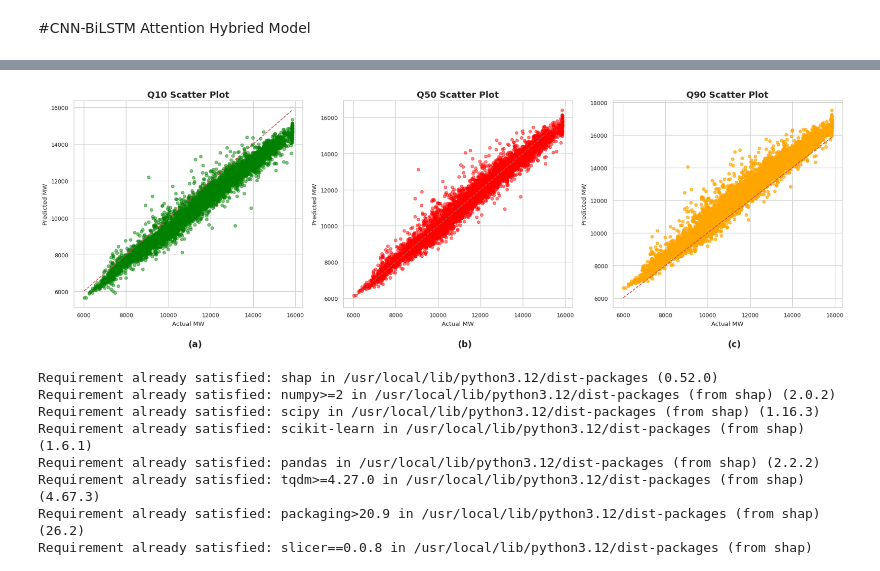
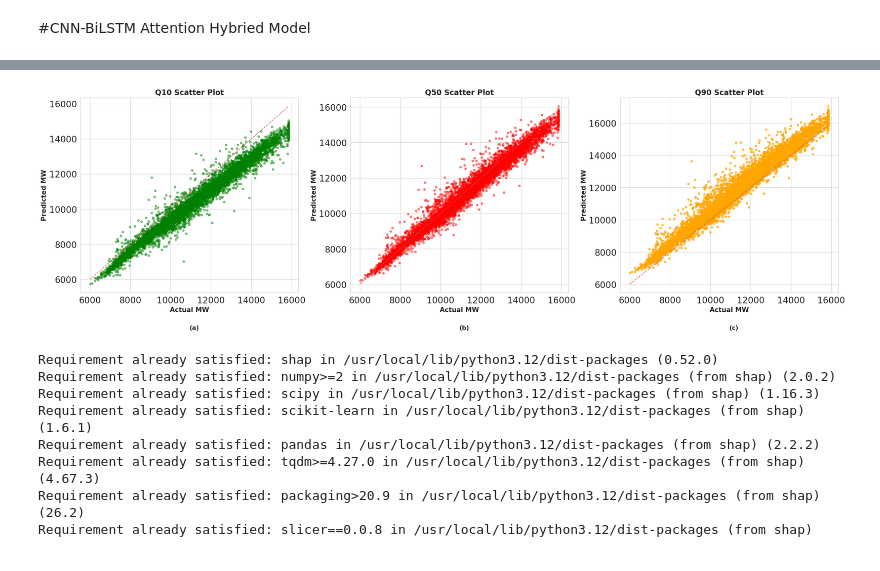
Before and after one commit to Joydas2003/Electrical-Load-Forcasting-Ml, a Jupyter notebook: Machine Learning Based short term Electrical Load Forcasting.ipynb, the cells around one changed output, grey strips where cells are left out. Drawn from its saved outputs; the diff is of its cells as text; code cells hidden in the pictures.

```diff
--- a/Machine Learning Based short term Electrical Load Forcasting.ipynb
+++ b/Machine Learning Based short term Electrical Load Forcasting.ipynb
@@ -1392,10 +1396,6 @@ total_time = time.time() - start_time
 print(f"\nTOTAL TRAINING TIME : {total_time:.2f} sec")
 print(f"TOTAL TRAINING TIME : {total_time/60:.2f} min")
 
-model.load_state_dict(
-    torch.load("best_cnn_gru.pt")
-)
-
 model.to(device)
 model.eval()
 # %% [output]
@@ -1927,8 +1952,14 @@ import matplotlib.dates as mdates
 time_index = y.iloc[train_size + val_size + w:].index
 time_index = pd.to_datetime(time_index)
 
-fig, axes = plt.subplots(1, 3, figsize=(28, 8))
+fig, axes = plt.subplots(1, 3, figsize=(26, 8))
 
+for ax in axes:
+    ax.tick_params(
+        axis="both",
+        labelsize=20,
+        width=1.2
+    )
 # ================= Q10 =================
 axes[0].plot(
     time_index,
@@ -1959,7 +1990,7 @@ axes[0].xaxis.set_major_formatter(
 
 axes[0].tick_params(axis="x", rotation=45)
 
-axes[0].legend()
+axes[0].legend(fontsize=16,loc="lower left",frameon=False)
 
 axes[0].text(
     0.5,
@@ -2001,7 +2032,7 @@ axes[1].xaxis.set_major_formatter(
 
 axes[1].tick_params(axis="x", rotation=45)
 
-axes[1].legend()
+axes[1].legend(fontsize=16,loc="lower left",frameon=False)
 
 axes[1].text(
     0.5,
@@ -2044,7 +2075,7 @@ axes[2].xaxis.set_major_formatter(
 
 axes[2].tick_params(axis="x", rotation=45)
 
-axes[2].legend()
+axes[2].legend(fontsize=16,loc="lower left",frameon=False)
 
 axes[2].text(
     0.5,
@@ -2076,10 +2107,11 @@ plt.close()
 # %%
-fig, axes = plt.subplots(
-    1,
-    3,
-    figsize=(28,8)
-)
+fig, axes = plt.subplots(1, 3, figsize=(26, 8))
 
+for ax in axes:
+    ax.tick_params(
+        axis="both",
+        labelsize=20,
+        width=1.2)
 # ================= Q10 =================
 axes[0].plot(
     train_q10_loss,
@@ -2284,13 +2316,19 @@ plt.close()
 # %%
+fig, axes = plt.subplots(1, 3, figsize=(26, 8))
 
-fig, axes = plt.subplots(1, 3, figsize=(28, 8))
-
+for ax in axes:
+    ax.tick_params(
+        axis="both",
+        labelsize=20,
+        width=1.2
+    )
 # ================= Q10 =================
 axes[0].scatter(
     y_true_inv,
     q10,
     color="green",
-    alpha=0.5
+    alpha=0.5,
+
 )
 
 axes[0].plot(
@@ -2372,35 +2410,35 @@ axes[2].set_title(
     "Q90 Scatter Plot",
     fontsize=17,
     fontweight="bold"
 )
 
 axes[2].text(
     0.5,
     -0.18,
     "(c)",
     transform=axes[2].transAxes,
     fontsize=14,
     fontweight="bold",
     va="center"
 )
 
 plt.tight_layout()
 
 plt.savefig(
     "Q10_Q50_Q90_Scatter_Combined.png",
-    dpi=300,
+    dpi=600,
     bbox_inches="tight"
 )
 
 from google.colab import files
 files.download("Q10_Q50_Q90_Scatter_Combined.png")
 
 plt.show()
 plt.close()
 # %% [output]
 [interactive output not drawn]
 [interactive output not drawn]
-[figure, old version]
+[figure, new version]
 # %%
 !pip install shap
 # %% [output]
```
Also changed, not shown: parts of 29 cells of this notebook.
